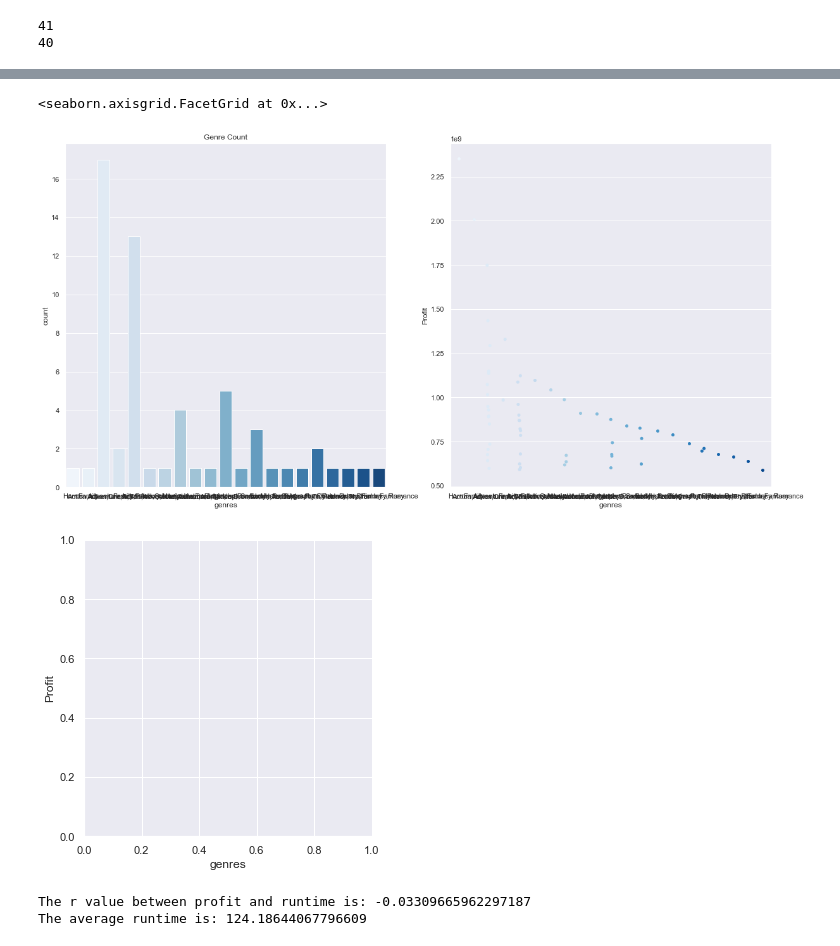
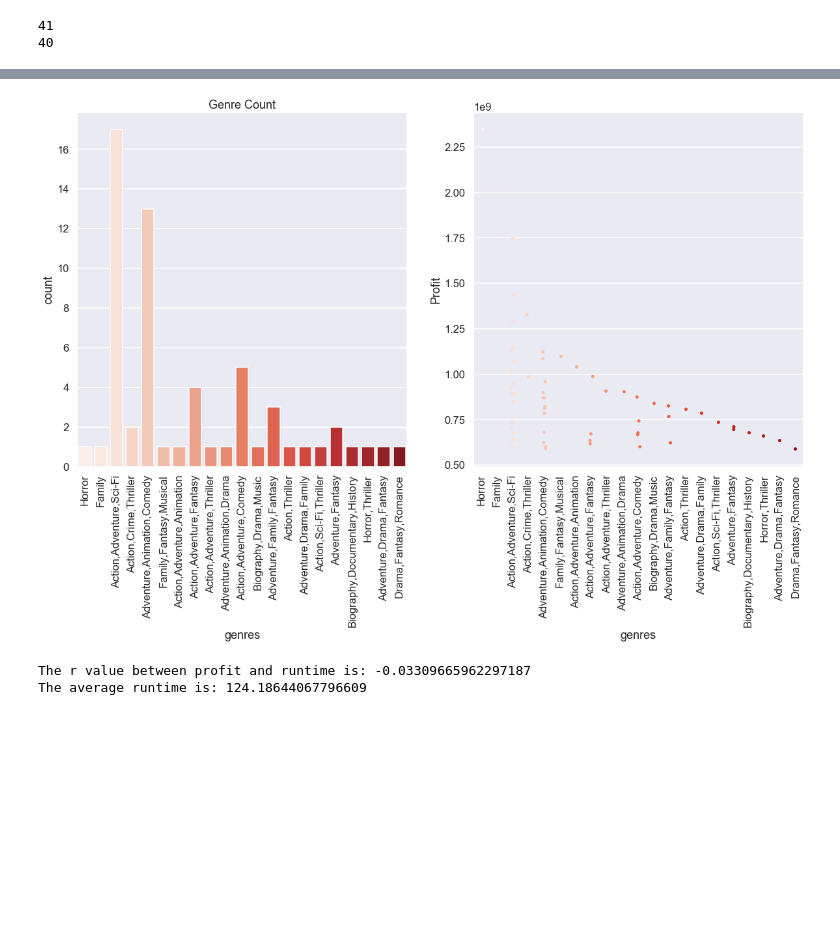
Before and after one commit to carlyf15/dsc-mod-1-project-v2-1-online-ds-sp-000, a Jupyter notebook: student.ipynb, the cells around one changed output, grey strips where cells are left out. Cells and saved outputs as stored; diff of their text form; code cells hidden in the pictures; blank space fills up the shorter version.

```diff
--- a/student.ipynb
+++ b/student.ipynb
@@ -330,0 +362,2 @@ print(len(top_100_final[top_100_final['genres'].isna()]))
+# %%
+top_100_final['genres']=top_100_final['genres'].map(lambda x: x.replace('Horror','Sci-Fi'))
@@ -330,0 +366,31 @@ print(len(top_100_final[top_100_final['genres'].isna()]))
+# %%
+top_100_final['genres']=top_100_final['genres'].map(lambda x: x.replace('Horror','Sci-Fi'))
+top_100_final['genres']=top_100_final['genres'].map(lambda x: x.replace('Family','Romance'))
+top_100_final['genres']=top_100_final['genres'].map(lambda x: x.replace('Action,Adventure,Sci-Fi','Action'))
+top_100_final['genres']=top_100_final['genres'].map(lambda x: x.replace('NaN','No Data'))
+top_100_final['genres']=top_100_final['genres'].map(lambda x: x.replace('Action,Crime,Thriller','Action'))
+top_100_final['genres']=top_100_final['genres'].map(lambda x: x.replace('Adventure,Animation,Comedy', 'Animated/Family'))
+top_100_final['genres']=top_100_final['genres'].map(lambda x: x.replace('Family,Fantasy,Musical','Animated/Family'))
+top_100_final['genres']=top_100_final['genres'].map(lambda x: x.replace('Action,Adventure,Animation','Animated/Family'))
+top_100_final['genres']=top_100_final['genres'].map(lambda x: x.replace('Action,Adventure,Fantasy','Action'))
+top_100_final['genres']=top_100_final['genres'].map(lambda x: x.replace('Action,Crime,Thriller','Thriller'))
+top_100_final['genres']=top_100_final['genres'].map(lambda x: x.replace('Action,Adventure,Thriller','Action'))
+top_100_final['genres']=top_100_final['genres'].map(lambda x: x.replace('Adventure,Animation,Drama','Animated/Family'))
+top_100_final['genres']=top_100_final['genres'].map(lambda x: x.replace('Adventure,Animation,Comedy','Animated/Family'))
+top_100_final['genres']=top_100_final['genres'].map(lambda x: x.replace('Action,Adventure,Comedy','Comedy'))
+top_100_final['genres']=top_100_final['genres'].map(lambda x: x.replace('Biography,Drama,Music','Animated/Family'))
+top_100_final['genres']=top_100_final['genres'].map(lambda x: x.replace('Adventure,Animation,Comedy','Animated/Family'))
+top_100_final['genres']=top_100_final['genres'].map(lambda x: x.replace('Action,Thriller','Action'))
+top_100_final['genres']=top_100_final['genres'].map(lambda x: x.replace('Action,Adventure,Animation','Animated/Family'))
+top_100_final['genres']=top_100_final['genres'].map(lambda x: x.replace('Adventure,Drama,Family','Animated/Family'))
+top_100_final['genres']=top_100_final['genres'].map(lambda x: x.replace('Adventure,Family,Fantasy','Fantasy'))
+top_100_final['genres']=top_100_final['genres'].map(lambda x: x.replace('Action,Adventure,Comedy','Comedy'))
+top_100_final['genres']=top_100_final['genres'].map(lambda x: x.replace('Action,Adventure,Animation','Animated/Family'))
+top_100_final['genres']=top_100_final['genres'].map(lambda x: x.replace('Action,Sci-Fi,Thriller','Thriller'))
+top_100_final['genres']=top_100_final['genres'].map(lambda x: x.replace('Action,Adventure,Sci-Fi','Action'))
+top_100_final['genres']=top_100_final['genres'].map(lambda x: x.replace('Adventure,Fantasy','Fantasy'))
+top_100_final['genres']=top_100_final['genres'].map(lambda x: x.replace('Horror,Thriller','Horror'))
+top_100_final['genres']=top_100_final['genres'].map(lambda x: x.replace('Adventure,Drama,Fantasy','Drama'))
+top_100_final['genres']=top_100_final['genres'].map(lambda x: x.replace('Action,Adventure,Fantasy','Action'))
+top_100_final['genres']=top_100_final['genres'].map(lambda x: x.replace('Adventure,Family,Fantasy','Fantasy'))
+top_100_final['genres']=top_100_final['genres'].map(lambda x: x.replace('Drama,Fantasy,Romance','Animated/Family'))
@@ -364,15 +435,19 @@ dtype: int64
 # %%
 #Despite the missing info, I'll still analyze the genre and runtime info.
 genre_data=plt.figure(figsize=(20,10))
+sns.set_context('talk')
 ax=genre_data.add_subplot(121)
 ax2=genre_data.add_subplot(122)
-Colors = sns.color_palette('Blues', n_colors=22)
-sns.countplot(top_100_final['genres'], ax=ax, palette=Colors).set(title='Genre Count')
-sns.catplot(x='genres', y='Profit', data=top_100_final, ax=ax2, palette=Colors)
+Colors = sns.color_palette('Reds', n_colors=22)
+Chart=sns.countplot(top_100_final['genres'], ax=ax, palette=Colors).set(title='Genre Count')
+sns.stripplot(x='genres', y='Profit', data=top_100_final, ax=ax2, palette=Colors)
+#ax.set_xticklabels(labels=Chart.get_xticklabels(),rotation=90);
+#ax2.set_xticklabels(labels=top_100_final['genres'], rotation=90);
+ax.get_xticklabels()
+ax.set_xticklabels(ax.get_xticklabels(),rotation=90);
+ax2.set_xticklabels(ax2.get_xticklabels(),rotation=90);
 # %% [output]
-<seaborn.axisgrid.FacetGrid at 0x...>
-[figure, old version]
+[figure, new version]
-[figure, removed]
 # %%
 #Finding the relationship between runtime and profit.
 Runtime_Profit=plt.figure(figsize=(35,7))
```
Also changed, not shown: parts of 19 cells of this notebook, 2 other files.
